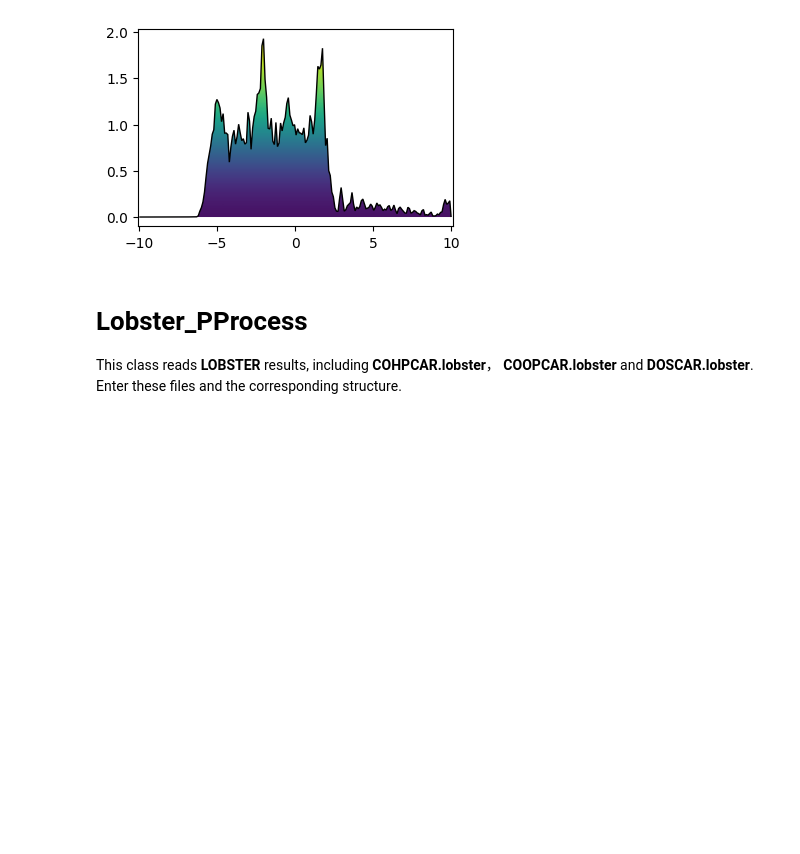
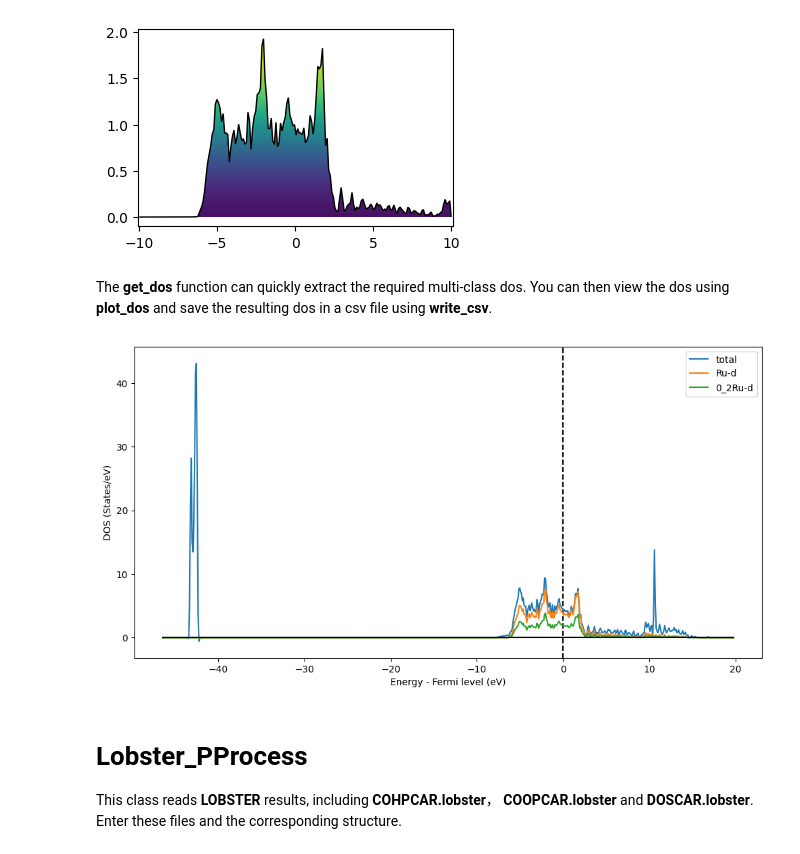
Before and after one commit to jchddd/scripts, a Jupyter notebook: jworkflow/Tutorial-electronic.ipynb, the cells around one changed output. Drawn from its saved outputs; the diff is of its cells as text; code cells hidden in the pictures; blank space fills up the shorter version.

```diff
--- a/jworkflow/Tutorial-electronic.ipynb
+++ b/jworkflow/Tutorial-electronic.ipynb
@@ -64,3 +64,5 @@ ax = fig.figure.add_axes([0, 0, 1, 1])
 gradient_graphics(ax, x, y)
 # %% [output]
 [figure]
+# %% [markdown]
+The **get_dos** function can quickly extract the required multi-class dos. You can then view the dos using **plot_dos** and save the resulting dos in a csv file using **write_csv**.
@@ -66,0 +73,4 @@ gradient_graphics(ax, x, y)
+# %%
+DP.plot_dos()
+# %% [output]
+[figure, added]
```
Also changed, not shown: parts of 3 cells of this notebook.
